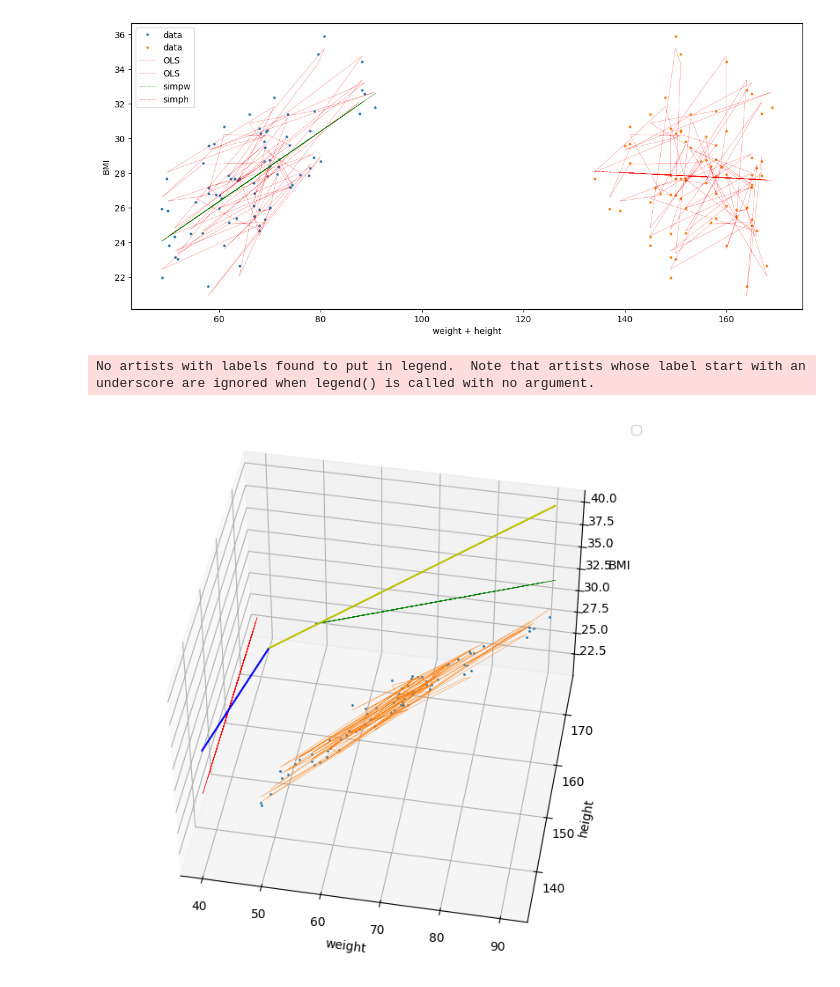
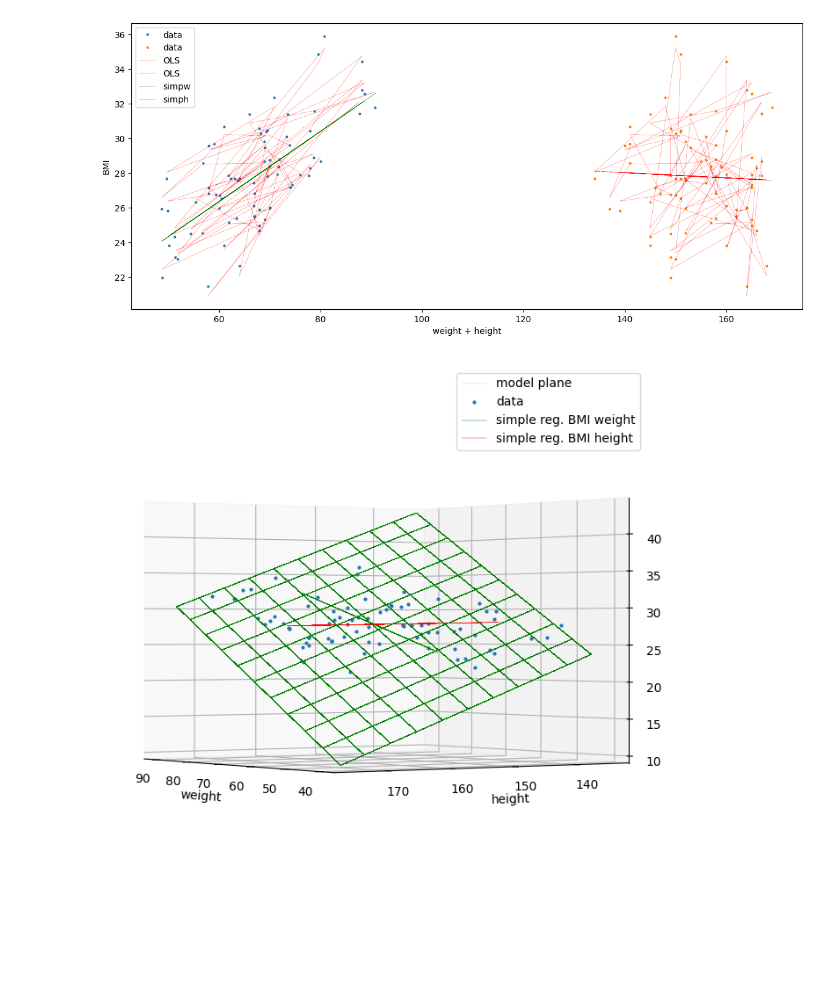
Before and after one commit to subthalamic/subthalamic, a Jupyter notebook: theory/regression/multiregtest.ipynb, the cells around one changed output. Drawn from its saved outputs; the diff is of its cells as text; code cells hidden in the pictures; blank space fills up the shorter version.

```diff
--- a/theory/regression/multregtest.ipynb
+++ b/theory/regression/multiregtest.ipynb
@@ -37,13 +43,9 @@ def onesmatrix(x):
 # %%
 X = onesmatrix(m[['weight_init', 'height_init']])
 y = varray(m.BMI_init)
-X[:,2] = X[:,2]
-#X = onesvarray(m.height_init)
-#y = varray(m.armspan_init)
+
 res = sm.OLS(y, X).fit()
 pred_ols = res.get_prediction()
-iv_l = pred_ols.summary_frame()["obs_ci_lower"]
-iv_u = pred_ols.summary_frame()["obs_ci_upper"]
 print(res.summary())
 print("Parameters: ", res.params)
 # %% [output]
@@ -80,18 +107,22 @@ plt.show()
 [figure]
 # %%
 ax = plt.figure(figsize=(14, 8)).add_subplot(projection='3d')
-ax.view_init(45, 280)
-ax.plot(X[:,1], X[:,2], y.reshape((-1)), 'o', markersize = 1, linewidth = 0.3)
-ax.plot(X[:,1], X[:,2], res.fittedvalues.reshape((-1)), '-', markersize=3, linewidth = 0.3)
-ax.plot(X[:,1], np.ones(80)*175, (X[:,[0,1]] @ (np.linalg.pinv(X[:,[0,1]]) @ y)).reshape((-1)), 'g-', markersize=3, linewidth = 0.3)
-ax.plot(np.ones(80)*40, X[:,2], (X[:,[0,2]] @ (np.linalg.pinv(X[:,[0,2]]) @ y)).reshape((-1)), 'r-', markersize=3, linewidth = 0.3)
-ax.plot(np.linspace(40,90,80), np.ones(80)*175, 4+np.linspace(40,90,80)*0.40929958, 'y-')
-ax.plot(np.ones(80)*40, np.linspace(135,175,80), 79.5+np.linspace(135,170,80)*(-0.34827194), 'b-')
+ax.view_init(0, 145.5)     # 0, 235.5
+
+mx, my = np.meshgrid(np.linspace(40, 90, 80), np.linspace(135,175,80))
+mz = res.params[0] + res.params[1]*mx + res.params[2]*my
+ax.plot_wireframe(mx, my, mz, color='green', linewidth=0.1, ccount=10, rcount=10, antialiased=False, label='model plane')
+
+ax.plot(X[:,1], X[:,2], y.reshape((-1)), 'o', markersize = 2, linewidth = 0.3, label = 'data')
+#ax.plot(X[:,1], X[:,2], res.fittedvalues.reshape((-1)), 'g-', markersize=2, linewidth = 0.3, label = 'model curve')
+
+ax.plot(X[:,1], np.ones(80)*155, (X[:,[0,1]] @ (np.linalg.pinv(X[:,[0,1]]) @ y)).reshape((-1)), 'g-', markersize=3, linewidth = 0.3, label='simple reg. BMI weight')
+ax.plot(np.ones(80)*67, X[:,2], (X[:,[0,2]] @ (np.linalg.pinv(X[:,[0,2]]) @ y)).reshape((-1)), 'r-', markersize=3, linewidth = 0.3, label='simple reg. BMI height')
+
 ax.set_xlabel('weight')
 ax.set_ylabel('height')
 ax.set_zlabel('BMI')
 ax.legend()
 plt.show()
 # %% [output]
-No artists with labels found to put in legend.  Note that artists whose label start with an underscore are ignored when legend() is called with no argument.
-[figure, old version]
+[figure, new version]
```
Also changed, not shown: parts of 11 cells of this notebook, 1 other file.
